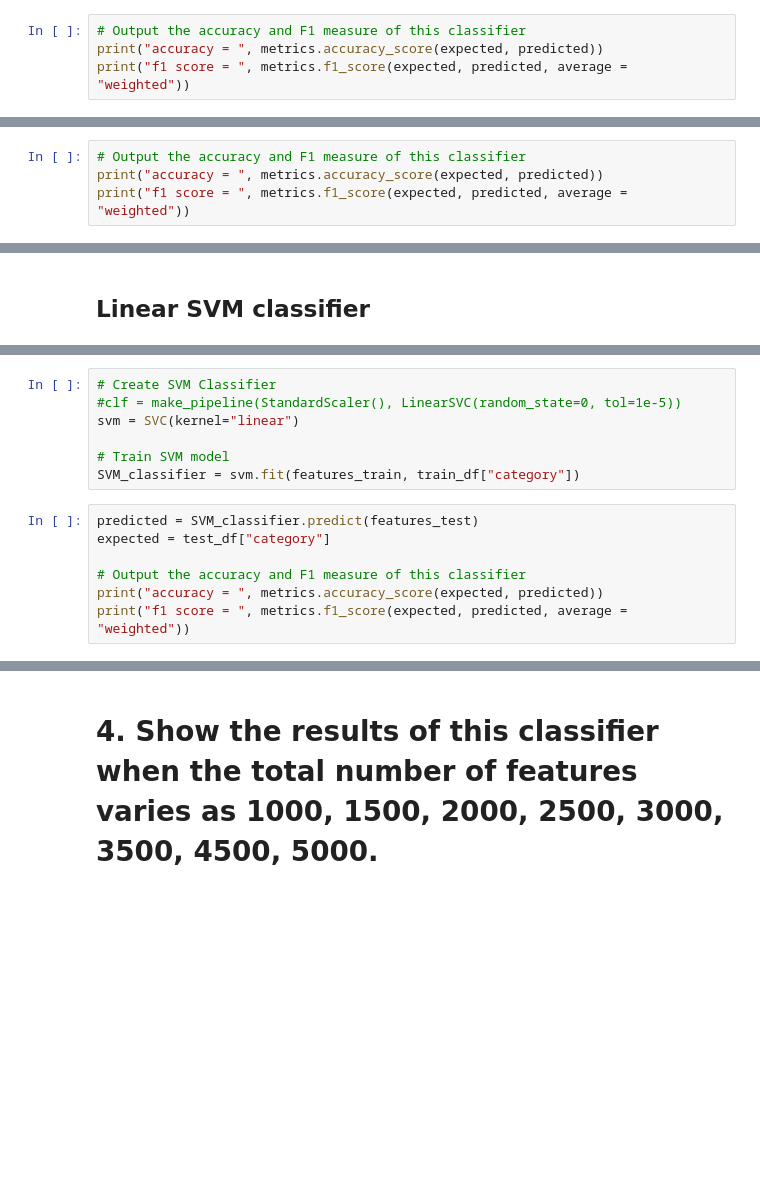
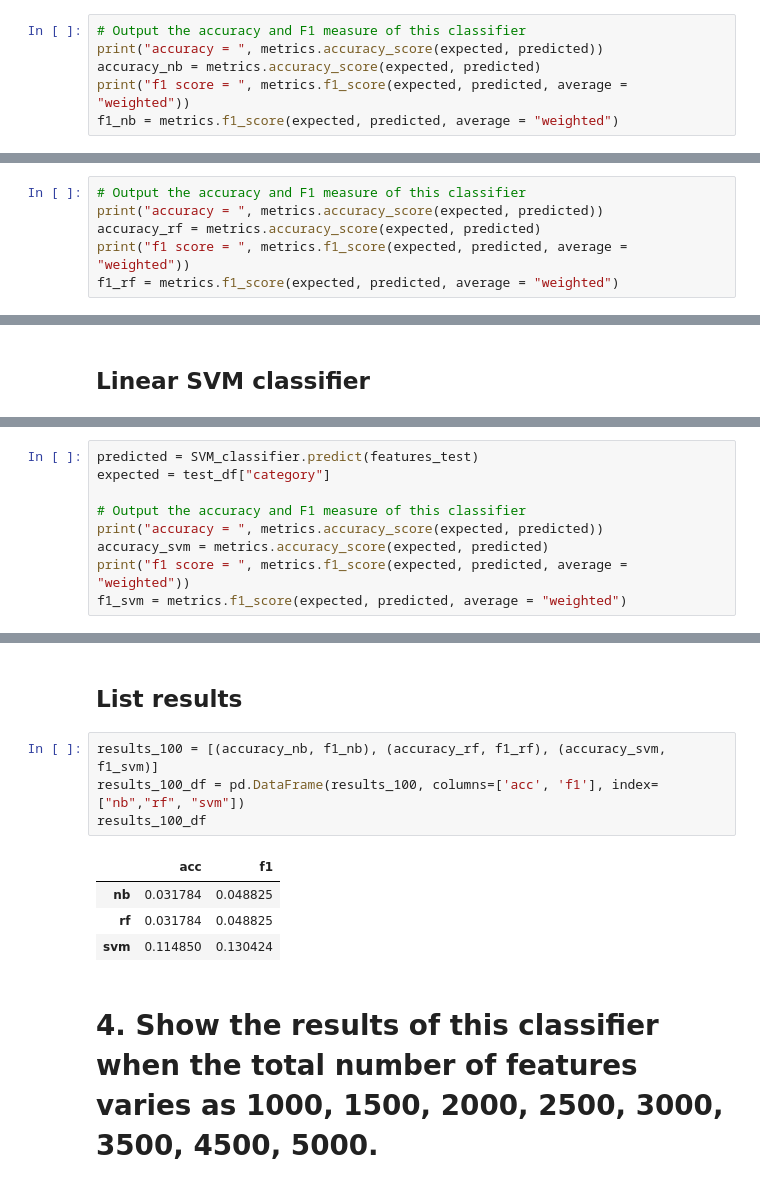
Before and after one commit to JoonasAN/NLP-and-Text-Mining-Project, a Jupyter notebook: project.ipynb, the cells around one changed output, grey strips where cells are left out. Cells and saved outputs as stored; diff of their text form; blank space fills up the shorter version.

```diff
--- a/project.ipynb
+++ b/project.ipynb
@@ -234,5 +244,7 @@ predicted = classifier.predict(features_test)
 # %%
 # Output the accuracy and F1 measure of this classifier
 print("accuracy = ", metrics.accuracy_score(expected, predicted))
+accuracy_nb = metrics.accuracy_score(expected, predicted)
 print("f1 score = ", metrics.f1_score(expected, predicted, average = "weighted"))
+f1_nb = metrics.f1_score(expected, predicted, average = "weighted")
 # %% [output]
@@ -294,5 +306,7 @@ print(metrics.confusion_matrix(expected, predicted))
 # %%
 # Output the accuracy and F1 measure of this classifier
 print("accuracy = ", metrics.accuracy_score(expected, predicted))
+accuracy_rf = metrics.accuracy_score(expected, predicted)
 print("f1 score = ", metrics.f1_score(expected, predicted, average = "weighted"))
+f1_rf = metrics.f1_score(expected, predicted, average = "weighted")
 # %% [output]
@@ -306,18 +320,13 @@ svm = linearSVC(n_estimators=100, random_state=0)
 
 # Train SVM model
 SVM_classifier = svm.fit(features_train, train_df["category"])
-# %%
-# Create SVM Classifier
-#clf = make_pipeline(StandardScaler(), LinearSVC(random_state=0, tol=1e-5))
-svm = SVC(kernel="linear")
-
-# Train SVM model
-SVM_classifier = svm.fit(features_train, train_df["category"])
 # %%
 predicted = SVM_classifier.predict(features_test)
 expected = test_df["category"]
 
 # Output the accuracy and F1 measure of this classifier
 print("accuracy = ", metrics.accuracy_score(expected, predicted))
+accuracy_svm = metrics.accuracy_score(expected, predicted)
 print("f1 score = ", metrics.f1_score(expected, predicted, average = "weighted"))
+f1_svm = metrics.f1_score(expected, predicted, average = "weighted")
 # %% [output]
@@ -348,2 +357,13 @@ print(metrics.confusion_matrix(expected, predicted))
+# %% [markdown]
+## List results
+# %%
+results_100 = [(accuracy_nb, f1_nb), (accuracy_rf, f1_rf), (accuracy_svm, f1_svm)]
+results_100_df = pd.DataFrame(results_100, columns=['acc', 'f1'], index=["nb","rf", "svm"])
+results_100_df
+# %% [output]
+|  | acc | f1 |
+| nb | 0.031784 | 0.048825 |
+| rf | 0.031784 | 0.048825 |
+| svm | 0.114850 | 0.130424 |
 # %% [markdown]
 # 4. Show the results of this classifier when the total number of features varies as 1000, 1500, 2000, 2500, 3000, 3500, 4500, 5000.
```
Also changed, not shown: parts of 27 cells of this notebook.
